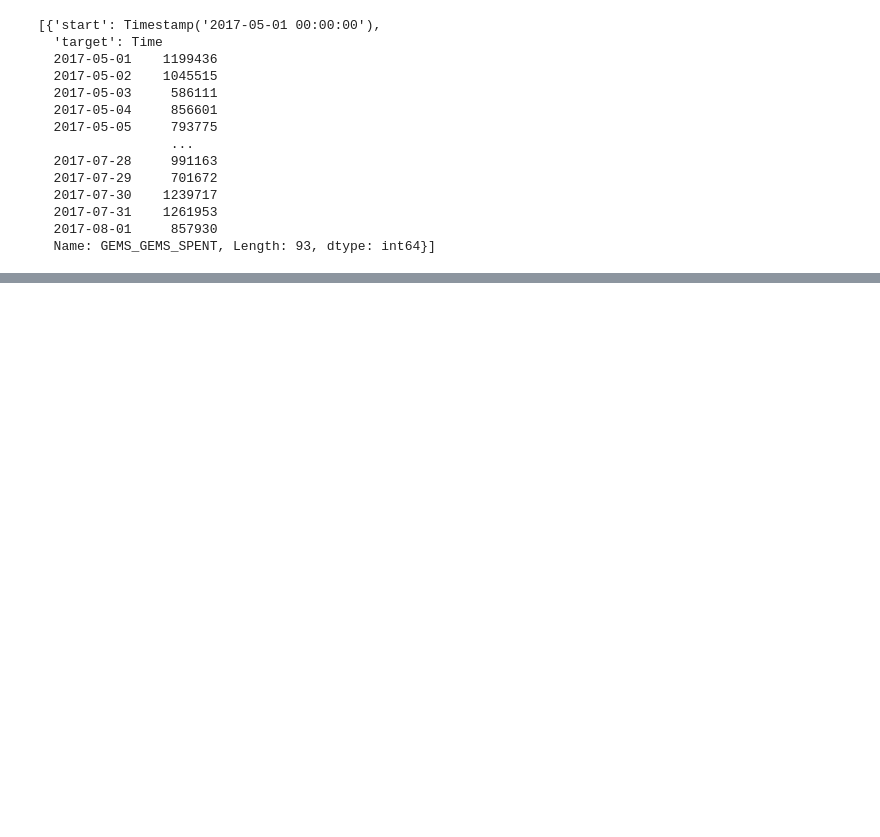
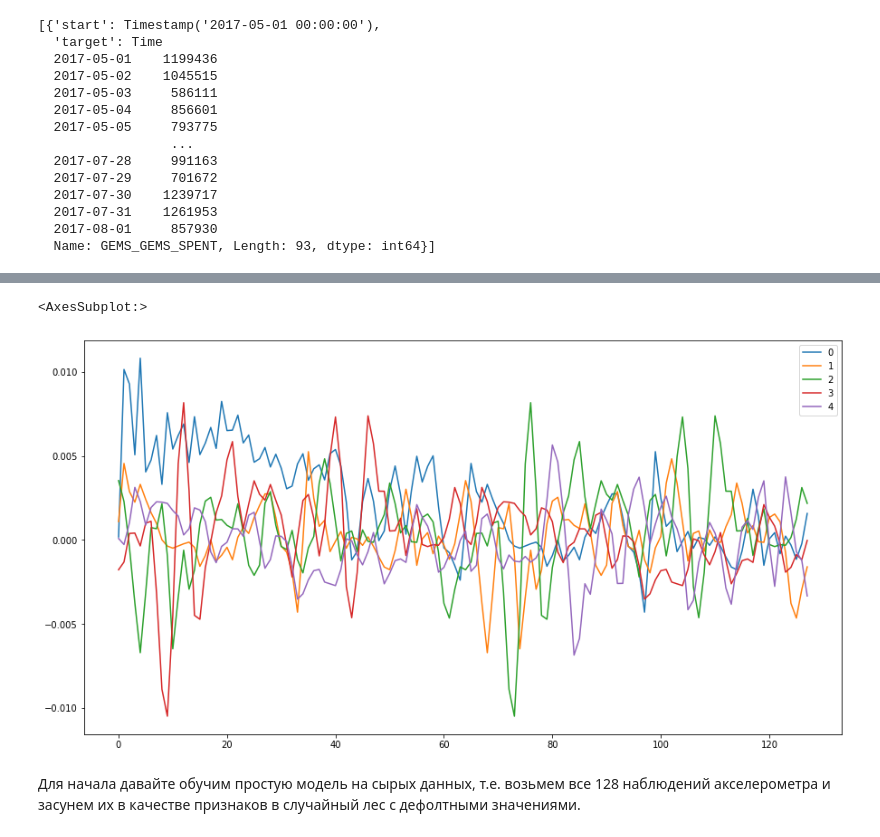
Before and after one commit to adwiza/machine_learning, a Jupyter notebook: ml_24-Time series analysis.ipynb, the cells around one changed output, grey strips where cells are left out. Drawn from its saved outputs; the diff is of its cells as text; code cells hidden in the pictures; blank space fills up the shorter version.

```diff
--- a/ml_24-Time series analysis.ipynb
+++ b/ml_24-Time series analysis.ipynb
@@ -567,0 +578,6 @@ training_data.list_data
+# %%
+download_har_dataset()
+data = load_har_dataset()
+y = load_har_classes()
+print(data.shape)
+data.head()
@@ -567,0 +607,8 @@ training_data.list_data
+# %%
+data.head().T.plot(figsize=(15, 8))
+# %% [output]
+<AxesSubplot:>
+[figure, added]
+# %% [markdown]
+Для начала давайте обучим простую модель на сырых данных, т.е. возьмем все 128 наблюдений акселерометра и засунем их в
+качестве признаков в случайный лес с дефолтными значениями.
```
Also changed, not shown: parts of 39 cells of this notebook.
